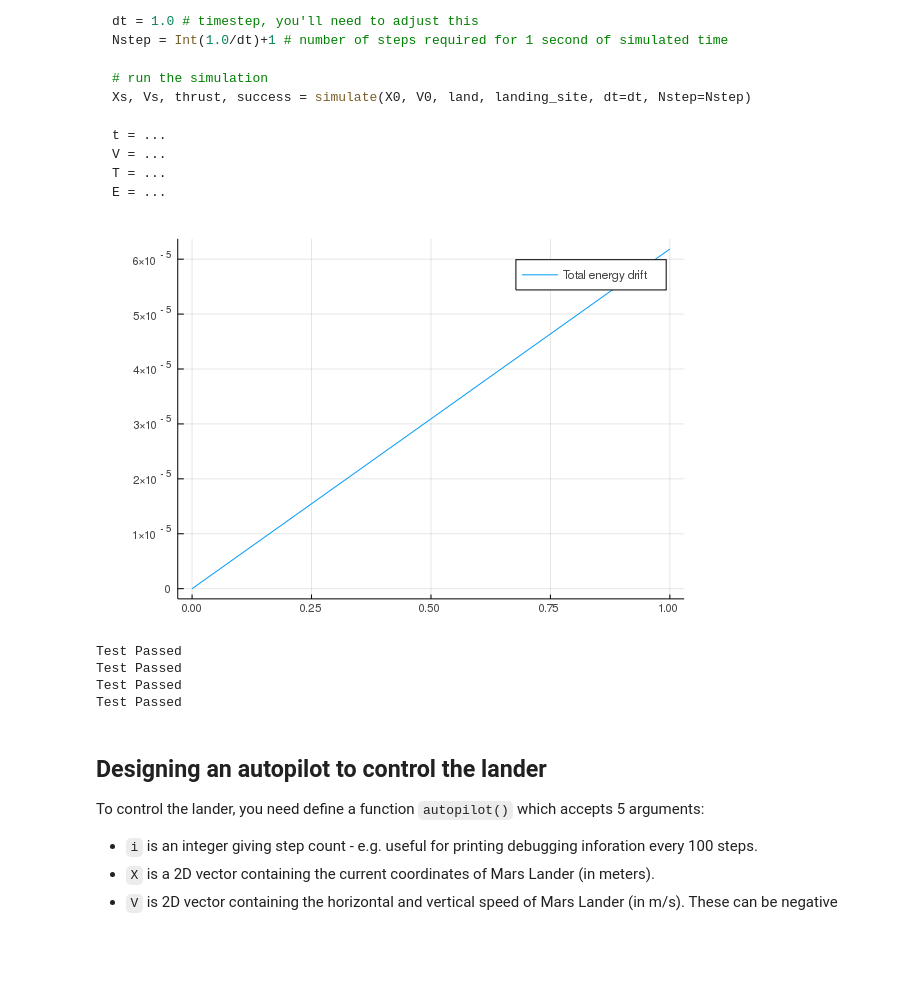
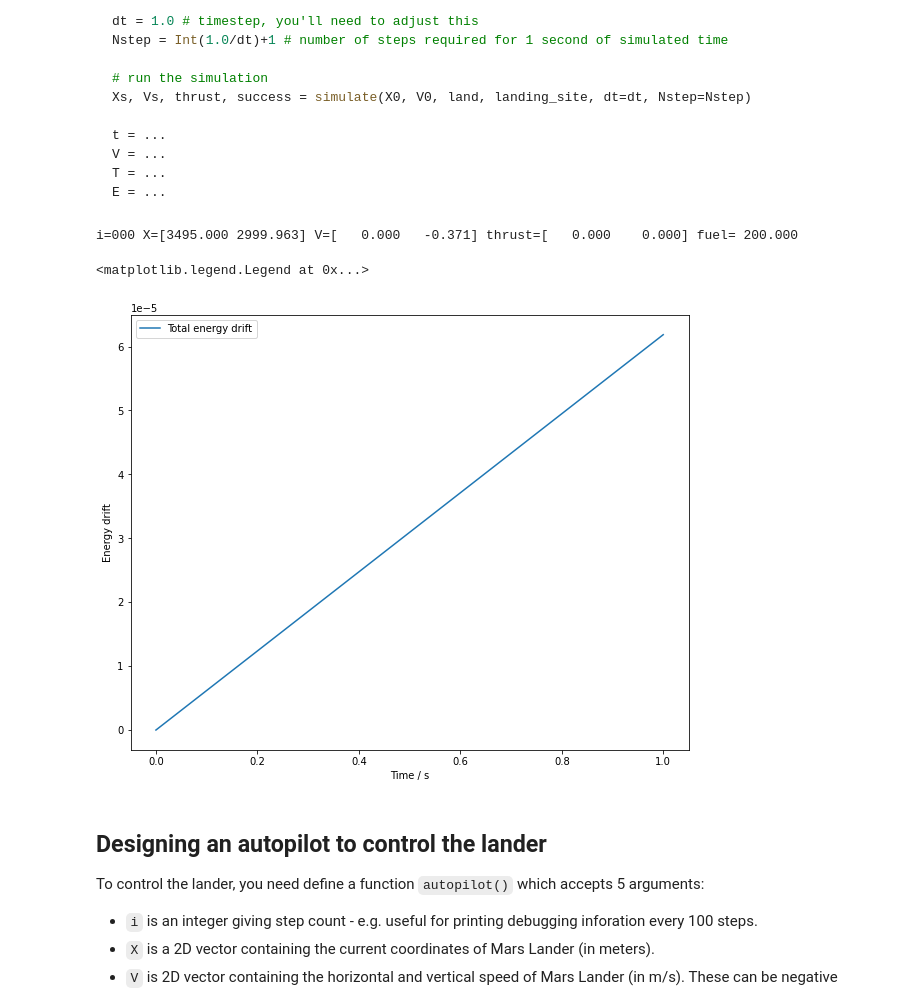
Before and after one commit to jireland2k/MarsLander, a Jupyter notebook: MarsLander.ipynb, the cells around one changed output. Saved outputs shown, nothing was run; the diff lists cells and outputs as text; code cells hidden in the pictures; blank space fills up the shorter version.

```diff
--- a/MarsLander.ipynb
+++ b/MarsLander.ipynb
@@ -119,4 +122,5 @@ interpolate_surface (generic function with 1 method)
 # %% [markdown]
 **Question 2. (10 marks)** Write a function `height(land, X)` which returns the vertical height of the lander above the surface of Mars defined by the array `land` when it has coordinates `X = [x, y]`. You will find your answer to **Q1** and the function `interpolate_surface()` useful.
 # %%
-height(land, X) = X[2] - interpolate_surface(land, X[1])
+def height(land, X):
+    return X[1] - interpolate_surface(land, X[0])
@@ -125,13 +127,13 @@ height (generic function with 1 method)
 # %%
-@test abs(height(land, [1, land[1, 2]])) < 100.0 # height when on surface left edge should be close to zero
-@test abs(height(land, [6999, land[end, 2]])) < 100.0 # height when on surface at right edge should be close to zero
-## BEGIN HIDDEN TESTS
+assert abs(height(land, [1, land[0, 1]])) < 100.0 # height when on surface left edge should be close to zero
+assert abs(height(land, [6999, land[-1, 1]])) < 100.0 # height when on surface at right edge should be close to zero
+
 _land, _landing_site = mars_surface()
-_height(_land, X) = X[2] - interpolate_surface(_land, X[1])
-points = zeros(10, 2)
-points[:, 1] = rand(0:7000, 10)
-points[:, 2] = rand(0:3000, 10)
-for i = 1:10
-    println(@test height(_land, points[i, :]) == _height(_land, points[i, :]))
-end
-## END HIDDEN TESTS
+def _height(_land, X):
+    return X[1] - interpolate_surface(_land, X[0])
+
+points = np.zeros((10, 2))
+points[:, 0] = randint(0, 7000, size=10)
+points[:, 1] = randint(0, 3000, size=10)
+for i in range(10):
+    assert abs(height(_land, points[i, :]) - _height(_land, points[i, :])) < 1e-6
@@ -234,8 +217,8 @@ simulate (generic function with 1 method)
 # %% [markdown]
 Let's try it out for a simplified case where the lander starts directly above the landing site and the thruster is not used:
 # %%
-X0 = [(land[landing_site+1, 1] + land[landing_site, 1])÷2, 3000]
+X0 = [(land[landing_site+1, 0] + land[landing_site, 0]) // 2, 3000]
 V0 = [0.0, 0.0]
 Xs, Vs, thrust, success = simulate(X0, V0, land, landing_site)
-plot_lander(land, landing_site, Xs, thrust, animate=true, step=10)
+plot_lander(land, landing_site, Xs, thrust, animate=True, step=10)
 # %% [output]
@@ -280,26 +261,28 @@ E = ...
 # %%
 m = 100. # mass of lander in kg
 dt = 0.1
-Nstep = Int(1.0/dt)+1 # number of steps required for 1 second of simulated time
+Nstep = int((1.0 / dt) + 1) # number of steps required for 1 second of simulated time
 Xs, Vs, thrust, success = simulate(X0, V0, land, landing_site, dt=dt, Nstep=Nstep)
 
-t = [dt*(i-1) for i=1:size(Xs, 1)]
-V = [ m*g*Xs[i, 2] for i=1:size(Xs, 1) ]
-T = [ 0.5*m*norm(Vs[i, :])^2 for i=1:size(Xs, 1) ]
+t = np.array([dt*i for i in range(Nstep) ])
+V = np.array([ m*g*Xs[i, 1] for i in range(Nstep) ])
+T = np.array([ 0.5*m*norm(Vs[i, :])**2 for i in range(Nstep) ])
 E = T + V
-plot(t, abs.(E .- E[1])/E[1], label="Total energy drift")
+
+fig, ax = plt.subplots()
+ax.plot(t, abs(E - E[0])/E[0], label="Total energy drift")
+ax.set_xlabel('Time / s')
+ax.set_ylabel('Energy drift')
+ax.legend()
 # %% [output]
+i=000 X=[3495.000 2999.963] V=[   0.000   -0.371] thrust=[   0.000    0.000] fuel= 200.000
+<matplotlib.legend.Legend at 0x...>
-[figure, old version]
+[figure, new version]
 # %%
-println(@test t[1] == 0.0)
-println(@test t[end] >= 1.0)
-println(@test length(t) == length(E) == Nstep)
-println(@test abs(E[end] - E[1])/E[1] < 1e-3)
+assert t[0] == 0.0
+assert t[-1] >= 1.0
+assert len(t) == len(E) == Nstep
+assert abs(E[-1] - E[0])/E[0] < 1e-3
-# %% [output]
-Test Passed
-Test Passed
-Test Passed
-Test Passed
 # %% [markdown]
 ## Designing an autopilot to control the lander
 
```
Also changed, not shown: parts of 23 cells of this notebook, 1 other file.
